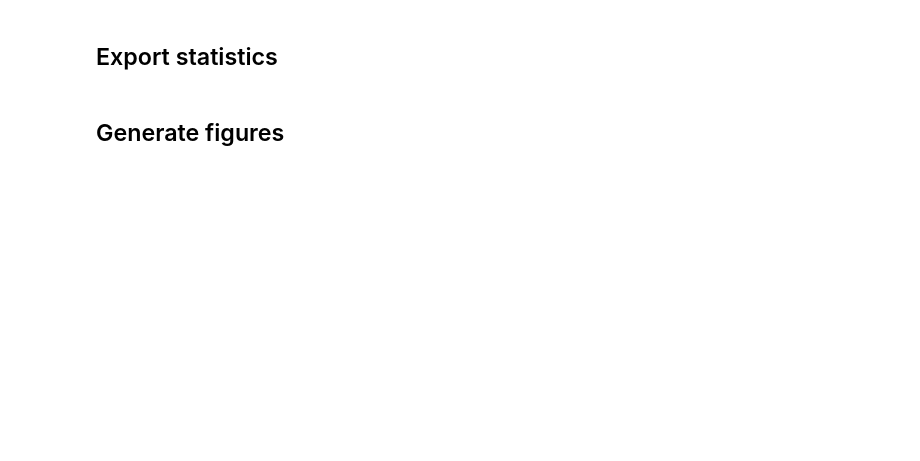
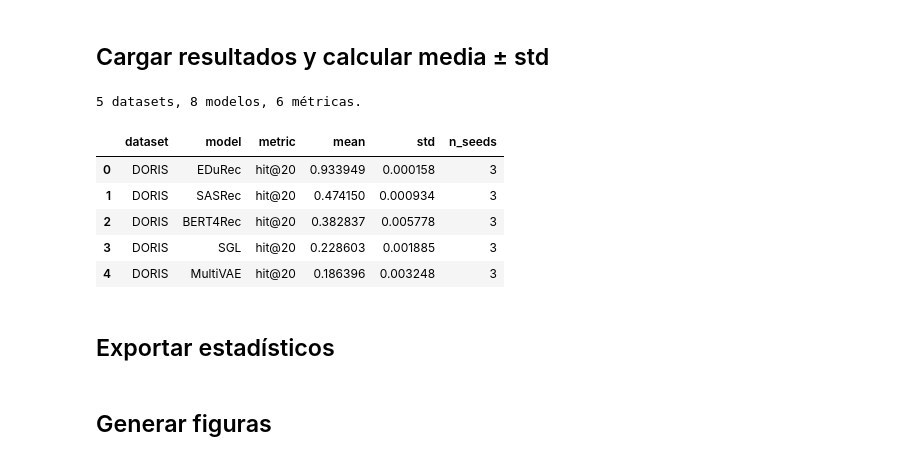
Before and after one commit to Pacatro/EDuRec, a Jupyter notebook: notebooks/evaluation_plots.ipynb, the cells around one changed output. Drawn from its saved outputs; the diff is of its cells as text; code cells hidden in the pictures; blank space fills up the shorter version.

```diff
--- a/notebooks/evaluation_plots.ipynb
+++ b/notebooks/evaluation_plots.ipynb
@@ -746,25 +669,17 @@ def plot_cd_diagrams(data, outdir, formats, alpha, proposed_model):
 # %%
-def find_project_root(start=Path.cwd()):
-    for c in (start.resolve(), *start.resolve().parents):
-        if (c / "plots").is_dir() and (c / "notebooks").is_dir():
-            return c
-    raise FileNotFoundError("Could not locate the EDuRec repository root.")
-
-
 PROJECT_ROOT = find_project_root()
-INPUT_PATH = PROJECT_ROOT / "plots" / "evaluations"
-PLOTS_DIR = PROJECT_ROOT / "results" / "plots" / "all_datasets"
+RESULTS_DIR = PROJECT_ROOT / "results" / "evaluations"
+PLOTS_DIR = PROJECT_ROOT / "results" / "plots" / "evaluation"
 TABLES_DIR = PROJECT_ROOT / "results" / "tables" / "evaluation"
 K = 20
 PROPOSED_MODEL = "EDuRec"
 BASELINE_FOR_IMPROVEMENT = "best-baseline"
-EXCLUDE_MODELS = []
 ALPHA = 0.05
 FORMATS = ["png"]
-SHOW_ERROR_BARS = False
+SHOW_ERROR_BARS = True
 
 PLOTS_DIR.mkdir(parents=True, exist_ok=True)
 TABLES_DIR.mkdir(parents=True, exist_ok=True)
-print(f"Input:  {INPUT_PATH}")
-print(f"Plots:  {PLOTS_DIR}")
-print(f"Tables: {TABLES_DIR}")
+print(f"Resultados: {RESULTS_DIR}")
+print(f"Figuras:    {PLOTS_DIR}")
+print(f"Tablas:     {TABLES_DIR}")
@@ -788,2 +689,0 @@ plot_data.head()
-# %% [markdown]
-## Export statistics
@@ -793,2 +690,25 @@ run_friedman_tests(results)
-# %% [markdown]
-## Generate figures
+# %% [markdown]
+## Cargar resultados y calcular media ± std
+# %%
+seeds = load_results(RESULTS_DIR, K)
+if PROPOSED_MODEL not in set(seeds["model"]):
+    raise ValueError(
+        f"El modelo propuesto {PROPOSED_MODEL!r} no está en los resultados."
+    )
+summary = summarize(seeds)
+print(
+    f"{summary['dataset'].nunique()} datasets, "
+    f"{summary['model'].nunique()} modelos, "
+    f"{summary['metric'].nunique()} métricas."
+)
+summary.head()
+# %% [output]
+5 datasets, 8 modelos, 6 métricas.
+|  | dataset | model | metric | mean | std | n_seeds |
+| 0 | DORIS | EDuRec | hit@20 | 0.933949 | 0.000158 | 3 |
+| 1 | DORIS | SASRec | hit@20 | 0.474150 | 0.000934 | 3 |
+| 2 | DORIS | BERT4Rec | hit@20 | 0.382837 | 0.005778 | 3 |
+| 3 | DORIS | SGL | hit@20 | 0.228603 | 0.001885 | 3 |
+| 4 | DORIS | MultiVAE | hit@20 | 0.186396 | 0.003248 | 3 |
+# %% [markdown]
+## Exportar estadísticos
@@ -795,2 +717,4 @@ run_friedman_tests(results)
+# %% [markdown]
+## Generar figuras
 # %%
 plot_grouped_bars(
```
Also changed, not shown: parts of 18 cells of this notebook, 1 other file.
